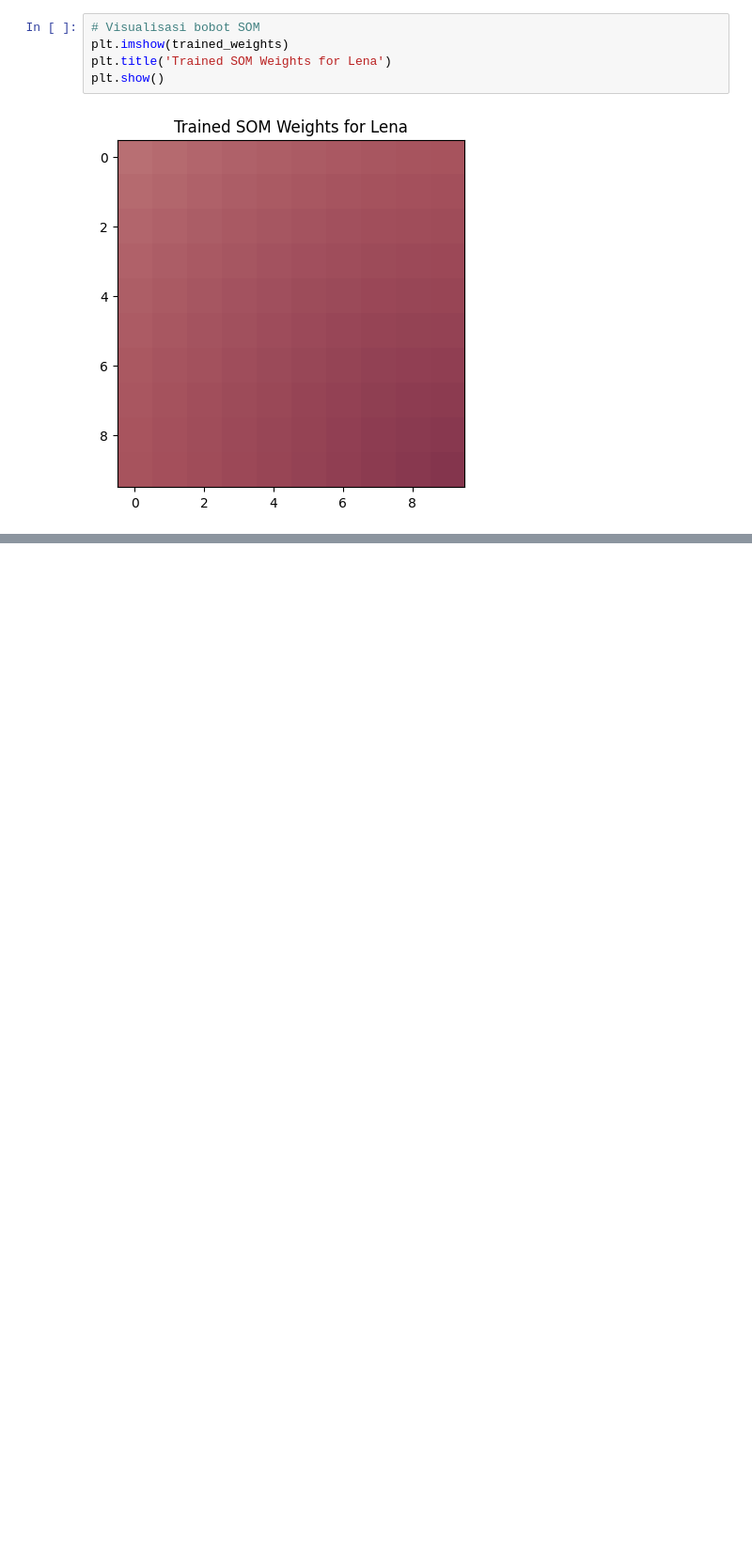
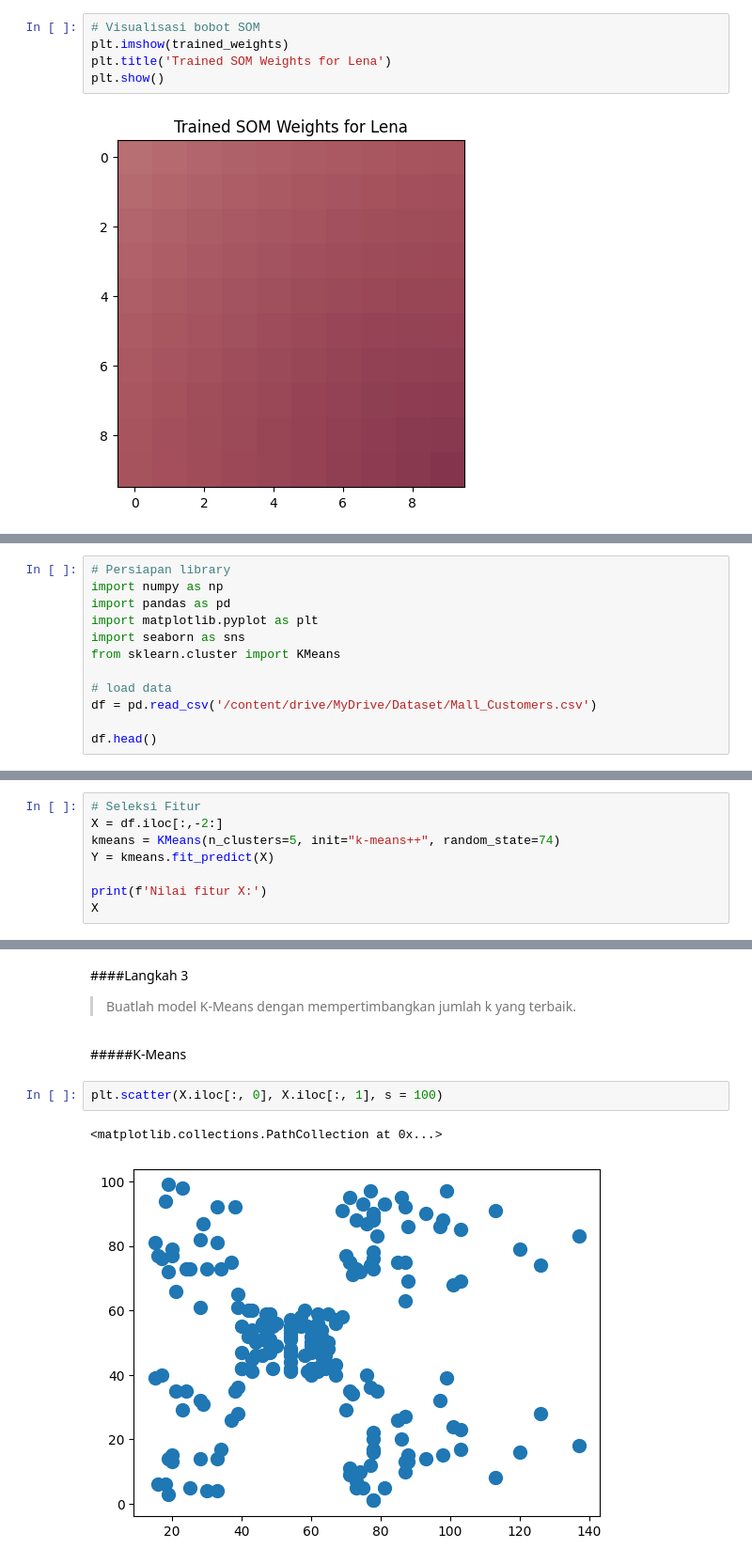
Before and after one commit to FaisAkbar/PembelajaranMesin, a Jupyter notebook: Praktikum_Tugas_Clustering.ipynb, the cells around one changed output, grey strips where cells are left out. Shown at 94% size. Cells and saved outputs as stored; diff of their text form; blank space fills up the shorter version.

```diff
--- a/Praktikum_Tugas_Clustering.ipynb
+++ b/Praktikum_Tugas_Clustering.ipynb
@@ -473,0 +484,12 @@ plt.show()
+# %%
+# Persiapan library
+import numpy as np
+import pandas as pd
+import matplotlib.pyplot as plt
+import seaborn as sns
+from sklearn.cluster import KMeans
+
+# load data
+df = pd.read_csv('/content/drive/MyDrive/Dataset/Mall_Customers.csv')
+
+df.head()
@@ -473,0 +506,8 @@ plt.show()
+# %%
+# Seleksi Fitur
+X = df.iloc[:,-2:]
+kmeans = KMeans(n_clusters=5, init="k-means++", random_state=74)
+Y = kmeans.fit_predict(X)
+
+print(f'Nilai fitur X:')
+X
@@ -473,0 +544,10 @@ plt.show()
+# %% [markdown]
+####Langkah 3
+> Buatlah model K-Means dengan mempertimbangkan jumlah k yang terbaik.
+# %% [markdown]
+#####K-Means
+# %%
+plt.scatter(X.iloc[:, 0], X.iloc[:, 1], s = 100)
+# %% [output]
+<matplotlib.collections.PathCollection at 0x...>
+[figure, added]
```
Also changed, not shown: parts of 19 cells of this notebook.
